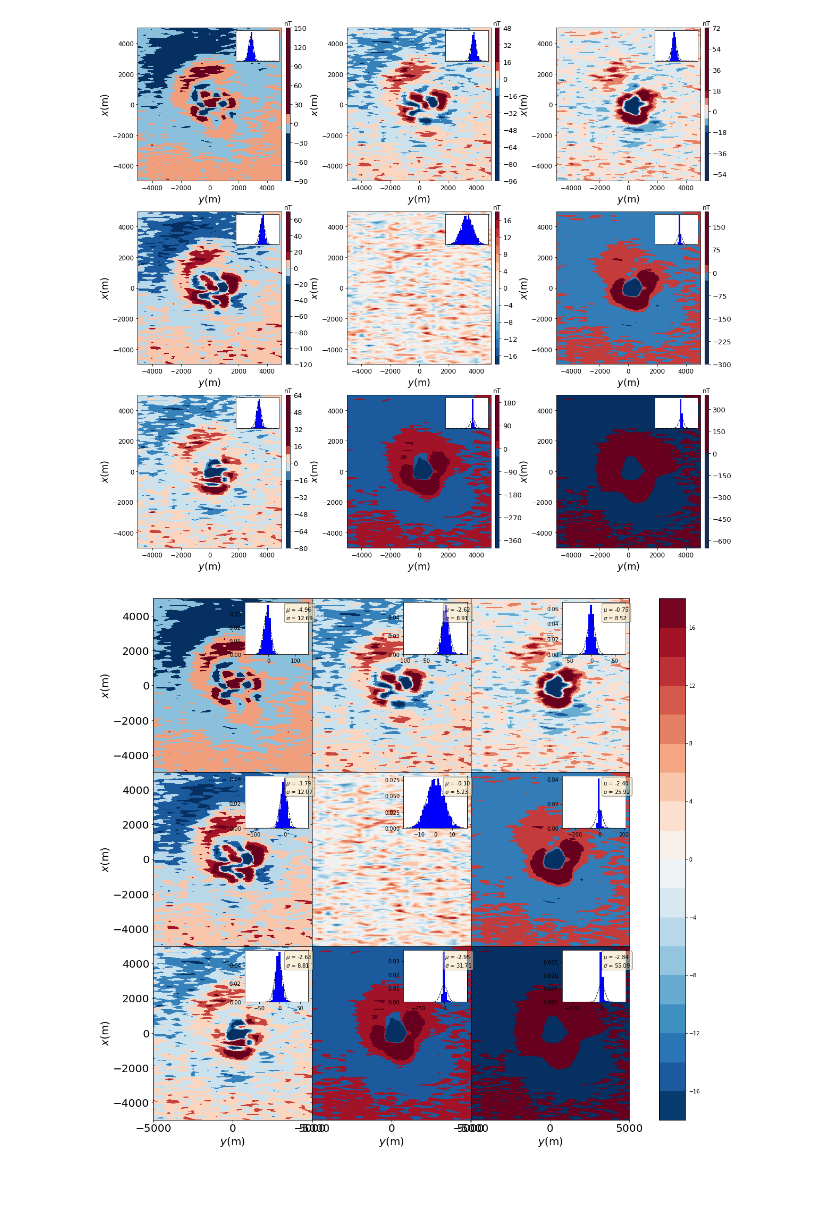
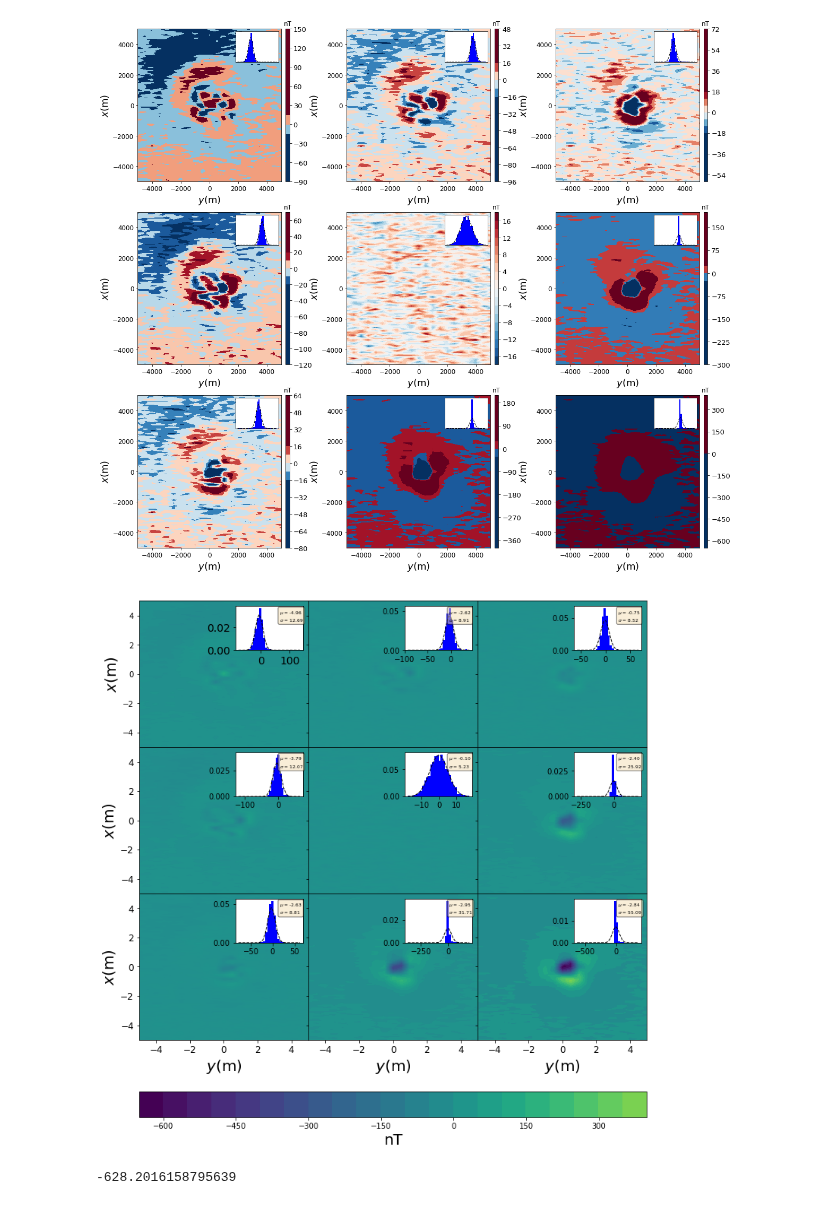
Before and after one commit to pinga-lab/magnetic-radial-inversion, a Jupyter notebook: code/complex/tfa_joint_vizualiation.ipynb, the cells around one changed output. Drawn from its saved outputs; the diff is of its cells as text; code cells hidden in the pictures.

Commit message:
improving the plot

```diff
--- a/code/complex/tfa_joint_vizualiation.ipynb
+++ b/code/complex/tfa_joint_vizualiation.ipynb
@@ -166,19 +166,21 @@ plt.show()
 [figure]
 # %%
 # norm for the residuals values
-norm=mpb.colors.Normalize(vmin=np.min(results[4]['residual']), vmax=np.min(results[4]['residual'])*(-1))
+norm=mpb.colors.Normalize(vmin=np.min(results[8]['residual']), vmax=abs(np.min(results[8]['residual'])))
 nbins=30
 # these are matplotlib.patch.Patch properties
 props = dict(boxstyle='round', facecolor='wheat', alpha=0.5)
+vmin = np.min(results[8]['residual'])
+vmax = abs(np.min(results[8]['residual']))
 
 # plot
-fig, axes = plt.subplots(3, 3, figsize=(20,18), sharey=True, sharex=True,
+fig, axes = plt.subplots(3, 3, figsize=(12,14), sharey=True, sharex=True,
                          gridspec_kw={'hspace': 0, 'wspace': 0})
 ((ax1,ax2,ax3),(ax4,ax5,ax6),(ax7,ax8,ax9)) = axes
 # first plot
-ax1.tricontourf(yp, xp, results[0]['residual'], 20, cmap='RdBu_r', norm=norm)
+ax1.tricontourf(yp/1000., xp/1000., results[0]['residual'], 20, cmap='viridis', vmin=vmin, vmax=vmax)
 ax1.set_ylabel('$x$(m)', fontsize=20)
-ax1.tick_params(labelsize=20)
+#ax1.tick_params(labelsize=12)
 inset1 = inset_axes(ax1, width="40%", height="30%", loc=1, borderpad=0.7)
 mean = np.mean(results[0]['residual'])
 std = np.std(results[0]['residual'])
@@ -186,10 +188,11 @@ n, bins, patches = plt.hist(results[0]['residual'],bins=nbins, normed=True, colo
 gauss = normpdf(bins, mean, std)
 inset1.plot(bins, gauss, 'k--', linewidth=1., label='Gaussian')
 inset1.text(0.65, 0.95, "$\mu$ = {:.2f}\n$\sigma$ = {:.2f}".format(mean, std),
-            transform=inset1.transAxes, fontsize=10,
+            transform=inset1.transAxes, fontsize=6,
         va='top', ha='left', bbox=props)
+inset1.tick_params(labelsize=14)
 # second plot
-ax2.tricontourf(yp, xp, results[1]['residual'], 20, cmap='RdBu_r', norm=norm)
+ax2.tricontourf(yp/1000., xp/1000., results[1]['residual'], 20, cmap='viridis', vmin=vmin, vmax=vmax)
 inset2 = inset_axes(ax2, width="40%", height="30%", loc=1, borderpad=0.7)
 mean = np.mean(results[1]['residual'])
 std = np.std(results[1]['residual'])
@@ -197,10 +200,10 @@ n, bins, patches = plt.hist(results[1]['residual'],bins=nbins, normed=True, colo
 gauss = normpdf(bins, mean, std)
 inset2.plot(bins, gauss, 'k--', linewidth=1., label='Gaussian')
 inset2.text(0.65, 0.95, "$\mu$ = {:.2f}\n$\sigma$ = {:.2f}".format(mean, std),
-            transform=inset2.transAxes, fontsize=10,
+            transform=inset2.transAxes, fontsize=6,
         va='top', ha='left', bbox=props)
 # third plot
-ax3.tricontourf(yp, xp, results[2]['residual'], 20, cmap='RdBu_r', norm=norm)
+ax3.tricontourf(yp/1000., xp/1000., results[2]['residual'], 20, cmap='viridis', vmin=vmin, vmax=vmax)
 inset3 = inset_axes(ax3, width="40%", height="30%", loc=1, borderpad=0.7)
 mean = np.mean(results[2]['residual'])
 std = np.std(results[2]['residual'])
@@ -208,12 +211,12 @@ n, bins, patches = plt.hist(results[2]['residual'],bins=nbins, normed=True, colo
 gauss = normpdf(bins, mean, std)
 inset3.plot(bins, gauss, 'k--', linewidth=1., label='Gaussian')
 inset3.text(0.65, 0.95, "$\mu$ = {:.2f}\n$\sigma$ = {:.2f}".format(mean, std),
-            transform=inset3.transAxes, fontsize=10,
+            transform=inset3.transAxes, fontsize=6,
         va='top', ha='left', bbox=props)
 # fourth plot
-ax4.tricontourf(yp, xp, results[3]['residual'], 20, cmap='RdBu_r', norm=norm)
+ax4.tricontourf(yp/1000., xp/1000., results[3]['residual'], 20, cmap='viridis', vmin=vmin, vmax=vmax)
 ax4.set_ylabel('$x$(m)', fontsize=20)
-ax4.tick_params(labelsize=20)
+ax4.tick_params(labelsize=12)
 inset4 = inset_axes(ax4, width="40%", height="30%", loc=1, borderpad=0.7)
 mean = np.mean(results[3]['residual'])
 std = np.std(results[3]['residual'])
@@ -221,10 +224,10 @@ n, bins, patches = plt.hist(results[3]['residual'],bins=nbins, normed=True, colo
 gauss = normpdf(bins, mean, std)
 inset4.plot(bins, gauss, 'k--', linewidth=1., label='Gaussian')
 inset4.text(0.65, 0.95, "$\mu$ = {:.2f}\n$\sigma$ = {:.2f}".format(mean, std),
-            transform=inset4.transAxes, fontsize=10,
+            transform=inset4.transAxes, fontsize=6,
         va='top', ha='left', bbox=props)
 # fifth plot
-cb = ax5.tricontourf(yp, xp, results[4]['residual'], 20, cmap='RdBu_r', norm=norm)
+ax5.tricontourf(yp/1000., xp/1000., results[4]['residual'], 20, cmap='viridis', vmin=vmin, vmax=vmax)
 inset5 = inset_axes(ax5, width="40%", height="30%", loc=1, borderpad=0.7)
 mean = np.mean(results[4]['residual'])
 std = np.std(results[4]['residual'])
@@ -232,10 +235,10 @@ n, bins, patches = plt.hist(results[4]['residual'],bins=nbins, normed=True, colo
 gauss = normpdf(bins, mean, std)
 inset5.plot(bins, gauss, 'k--', linewidth=1., label='Gaussian')
 inset5.text(0.65, 0.95, "$\mu$ = {:.2f}\n$\sigma$ = {:.2f}".format(mean, std),
-            transform=inset5.transAxes, fontsize=10,
+            transform=inset5.transAxes, fontsize=6,
         va='top', ha='left', bbox=props)
 # sixth plot
-ax6.tricontourf(yp, xp, results[5]['residual'], 20, cmap='RdBu_r', norm=norm)
+ax6.tricontourf(yp/1000., xp/1000., results[5]['residual'], 20, cmap='viridis', vmin=vmin, vmax=vmax)
 inset6 = inset_axes(ax6, width="40%", height="30%", loc=1, borderpad=0.7)
 mean = np.mean(results[5]['residual'])
 std = np.std(results[5]['residual'])
@@ -243,14 +246,14 @@ n, bins, patches = plt.hist(results[5]['residual'],bins=nbins, normed=True, colo
 gauss = normpdf(bins, mean, std)
 inset6.plot(bins, gauss, 'k--', linewidth=1., label='Gaussian')
 inset6.text(0.65, 0.95, "$\mu$ = {:.2f}\n$\sigma$ = {:.2f}".format(mean, std),
-            transform=inset6.transAxes, fontsize=10,
+            transform=inset6.transAxes, fontsize=6,
         va='top', ha='left', bbox=props)
 plt.savefig(mypath+'teste.png', dpi=300)
 # seventh plot
-ax7.tricontourf(yp, xp, results[6]['residual'], 20, cmap='RdBu_r', norm=norm)
+ax7.tricontourf(yp/1000., xp/1000., results[6]['residual'], 20, cmap='viridis', vmin=vmin, vmax=vmax)
 ax7.set_ylabel('$x$(m)', fontsize=20)
 ax7.set_xlabel('$y$(m)', fontsize=20)
-ax7.tick_params(labelsize=20)
+ax7.tick_params(labelsize=12)
 inset7 = inset_axes(ax7, width="40%", height="30%", loc=1, borderpad=0.7)
 mean = np.mean(results[6]['residual'])
 std = np.std(results[6]['residual'])
@@ -258,43 +261,47 @@ n, bins, patches = plt.hist(results[6]['residual'],bins=nbins, normed=True, colo
 gauss = normpdf(bins, mean, std)
 inset7.plot(bins, gauss, 'k--', linewidth=1., label='Gaussian')
 inset7.text(0.65, 0.95, "$\mu$ = {:.2f}\n$\sigma$ = {:.2f}".format(mean, std),
-            transform=inset7.transAxes, fontsize=10,
+            transform=inset7.transAxes, fontsize=6,
         va='top', ha='left', bbox=props)
 plt.savefig(mypath+'teste.png', dpi=300)
 # eighth plot
-ax8.tricontourf(yp, xp, results[7]['residual'], 20, cmap='RdBu_r', norm=norm)
+ax8.tricontourf(yp/1000., xp/1000., results[7]['residual'], 20, cmap='viridis', vmin=vmin, vmax=vmax)
 ax8.set_xlabel('$y$(m)', fontsize=20)
-ax8.tick_params(labelsize=20)
+ax8.tick_params(labelsize=12)
 inset8 = inset_axes(ax8, width="40%", height="30%", loc=1, borderpad=0.7)
 mean = np.mean(results[7]['residual'])
 std = np.std(results[7]['residual'])
 n, bins, patches = plt.hist(results[7]['residual'],bins=nbins, normed=True, color='blue')
 gauss = normpdf(bins, mean, std)
 inset8.plot(bins, gauss, 'k--', linewidth=1., label='Gaussian')
 inset8.text(0.65, 0.95, "$\mu$ = {:.2f}\n$\sigma$ = {:.2f}".format(mean, std),
-            transform=inset8.transAxes, fontsize=10,
+            transform=inset8.transAxes, fontsize=6,
         va='top', ha='left', bbox=props)
 # nineth plot
-ax9.tricontourf(yp, xp, results[8]['residual'], 20, cmap='RdBu_r', norm=norm)
+cb = ax9.tricontourf(yp/1000., xp/1000., results[8]['residual'], 20, cmap='viridis', vmin=vmin, vmax=vmax)
 ax9.set_xlabel('$y$(m)', fontsize=20)
-ax9.tick_params(labelsize=20)
+ax9.tick_params(labelsize=12)
 inset9 = inset_axes(ax9, width="40%", height="30%", loc=1, borderpad=0.7)
 mean = np.mean(results[8]['residual'])
 std = np.std(results[8]['residual'])
 n, bins, patches = plt.hist(results[8]['residual'],bins=nbins, normed=True, color='blue')
 gauss = normpdf(bins, mean, std)
 inset9.plot(bins, gauss, 'k--', linewidth=1., label='Gaussian')
 inset9.text(0.65, 0.95, "$\mu$ = {:.2f}\n$\sigma$ = {:.2f}".format(mean, std),
-            transform=inset9.transAxes, fontsize=10,
+            transform=inset9.transAxes, fontsize=6,
         va='top', ha='left', bbox=props)
 
-cax,kw = mpb.colorbar.make_axes([ax for ax in axes.flat])
-clb = plt.colorbar(cb, cax=cax, **kw)
+cbar = plt.colorbar(cb, ax=axes, orientation="horizontal", pad=.09)
+cbar.set_label('nT', fontsize=20)
 
 plt.savefig(mypath+'teste.png', dpi=300)
 plt.show()
 # %% [output]
-[figure, old version]
+[figure, new version]
+# %%
+np.min(results[8]['residual'])
+# %% [output]
+-628.2016158795639
 # %%
 fig = plt.figure(figsize=(22,18))
 
```
Also changed, not shown: parts of 4 cells of this notebook, 3 other files.
